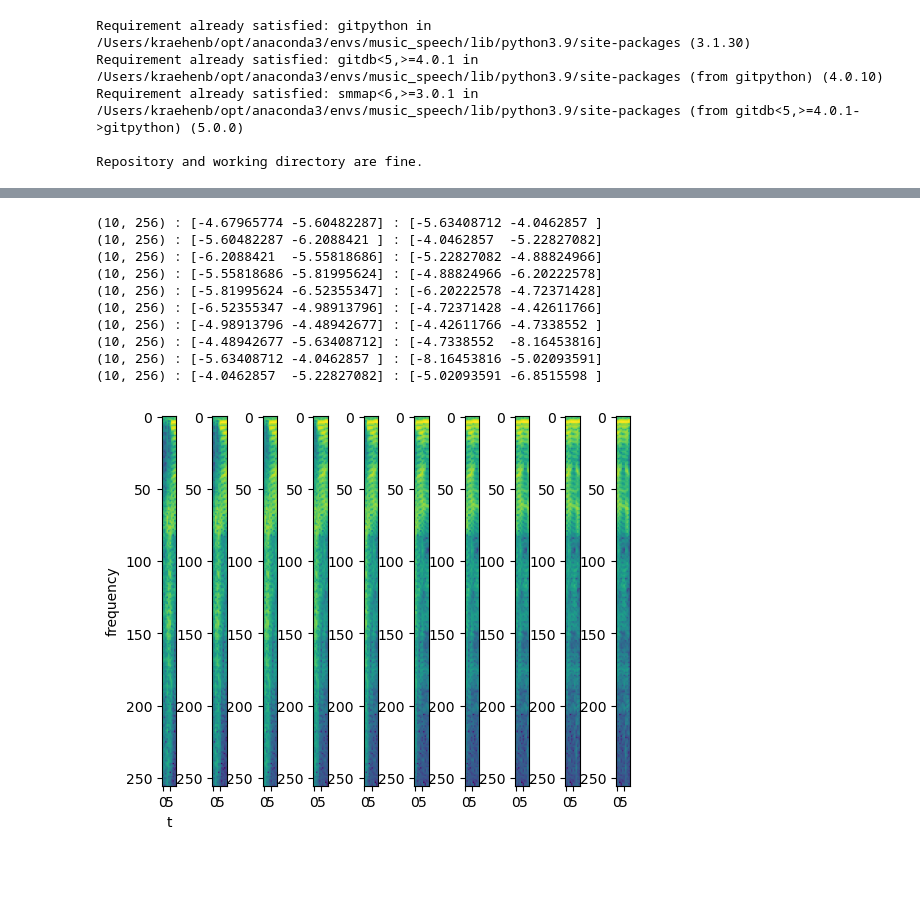
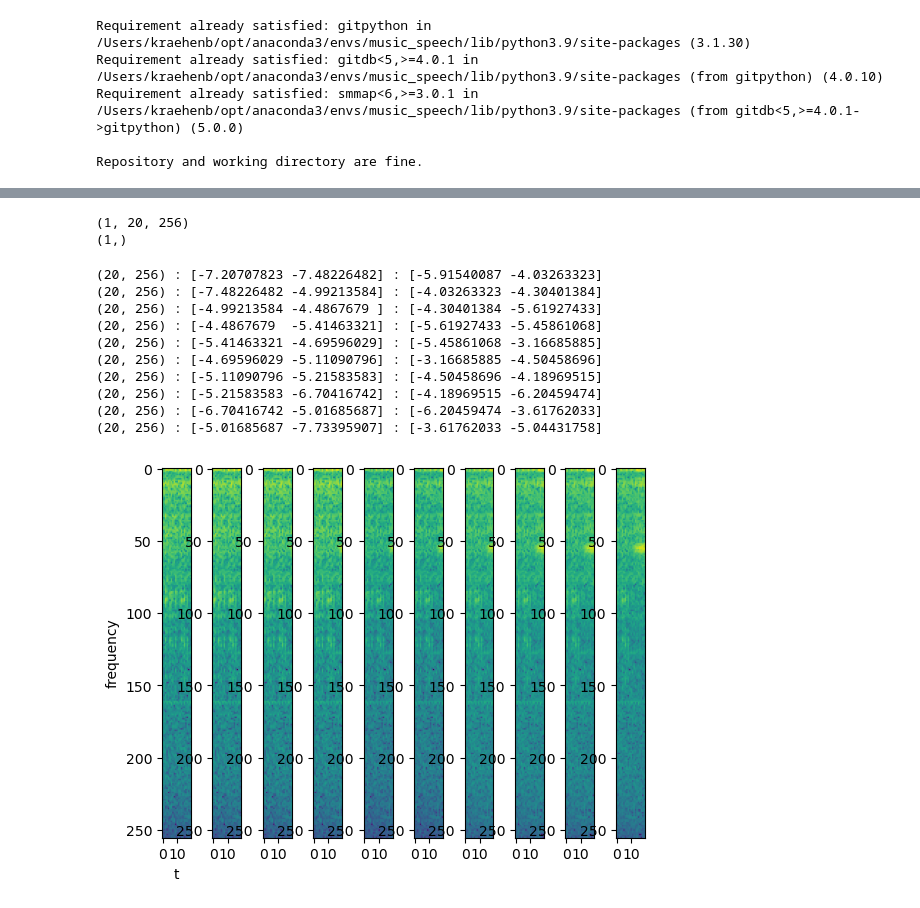
Before and after one commit to jkcas22/music_speech, a Jupyter notebook: RNN.ipynb, the cells around one changed output, grey strips where cells are left out. Drawn from its saved outputs; the diff is of its cells as text; code cells hidden in the pictures; blank space fills up the shorter version.

```diff
--- a/RNN.ipynb
+++ b/RNN.ipynb
@@ -107,3 +104,18 @@ train_labels[:split]=1
 validate = speech[split:] + music[split:]
 validate_labels = np.zeros(len(validate))
 validate_labels[:len(speech[split:])]=1
+
+def permute(data, labels):
+    p = list(zip(data,labels))
+    random.shuffle(p)
+    data, labels = zip(*p)
+    return data, labels
+
+test, test_labels = permute(test, test_labels)
+train, train_labels = permute(train, train_labels)
+validate, validate_labels = permute(validate, validate_labels)
+
+print("Number of sounds (music and speech)")
+print(f"- Test: {len(test)}")
+print(f"- Validation: {len(validate)}")
+print(f"- Training: {len(train)}")
@@ -167,26 +207,33 @@ print(f"{n_validate} samples for validation.")
+# %%
+for sound, label in train_ds.take(1):
+    print(sound.numpy().shape)
+    print(label.numpy().shape)
+# %% [output]
+(1, 20, 256)
+(1,)
 # %%
 n = 10
 for sound, label in train_ds.take(n):
-    sound = sound.numpy()
+    sound = sound.numpy()[0]
     print(f"{sound.shape} : {sound[[0,patch_step],0]} : {sound[[-patch_step-1,-1],0]}")
 # %% [output]
-(10, 256) : [-4.67965774 -5.60482287] : [-5.63408712 -4.0462857 ]
-(10, 256) : [-5.60482287 -6.2088421 ] : [-4.0462857  -5.22827082]
-(10, 256) : [-6.2088421  -5.55818686] : [-5.22827082 -4.88824966]
-(10, 256) : [-5.55818686 -5.81995624] : [-4.88824966 -6.20222578]
-(10, 256) : [-5.81995624 -6.52355347] : [-6.20222578 -4.72371428]
-(10, 256) : [-6.52355347 -4.98913796] : [-4.72371428 -4.42611766]
-(10, 256) : [-4.98913796 -4.48942677] : [-4.42611766 -4.7338552 ]
-(10, 256) : [-4.48942677 -5.63408712] : [-4.7338552  -8.16453816]
-(10, 256) : [-5.63408712 -4.0462857 ] : [-8.16453816 -5.02093591]
-(10, 256) : [-4.0462857  -5.22827082] : [-5.02093591 -6.8515598 ]
+(20, 256) : [-7.20707823 -7.48226482] : [-5.91540087 -4.03263323]
+(20, 256) : [-7.48226482 -4.99213584] : [-4.03263323 -4.30401384]
+(20, 256) : [-4.99213584 -4.4867679 ] : [-4.30401384 -5.61927433]
+(20, 256) : [-4.4867679  -5.41463321] : [-5.61927433 -5.45861068]
+(20, 256) : [-5.41463321 -4.69596029] : [-5.45861068 -3.16685885]
+(20, 256) : [-4.69596029 -5.11090796] : [-3.16685885 -4.50458696]
+(20, 256) : [-5.11090796 -5.21583583] : [-4.50458696 -4.18969515]
+(20, 256) : [-5.21583583 -6.70416742] : [-4.18969515 -6.20459474]
+(20, 256) : [-6.70416742 -5.01685687] : [-6.20459474 -3.61762033]
+(20, 256) : [-5.01685687 -7.73395907] : [-3.61762033 -5.04431758]
 # %%
 for i, (sound, label) in enumerate(train_ds.take(n)):
     plt.subplot(1,n,i+1)
-    plt.imshow(sound.numpy().T)
+    plt.imshow(sound.numpy()[0].T)
     if i == 0:
         plt.xlabel('t')
         plt.ylabel('frequency')
 plt.show()
 # %% [output]
-[figure, old version]
+[figure, new version]
```
Also changed, not shown: parts of 16 cells of this notebook.
